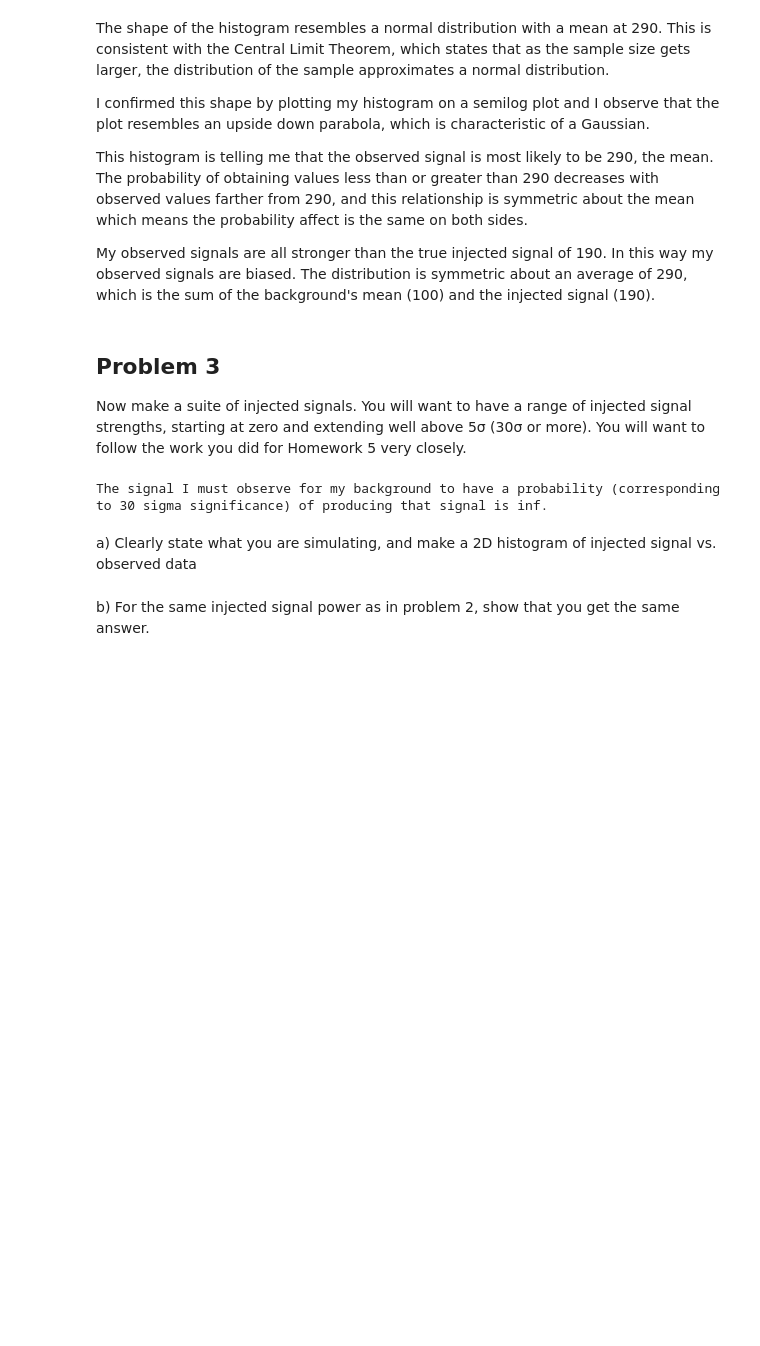
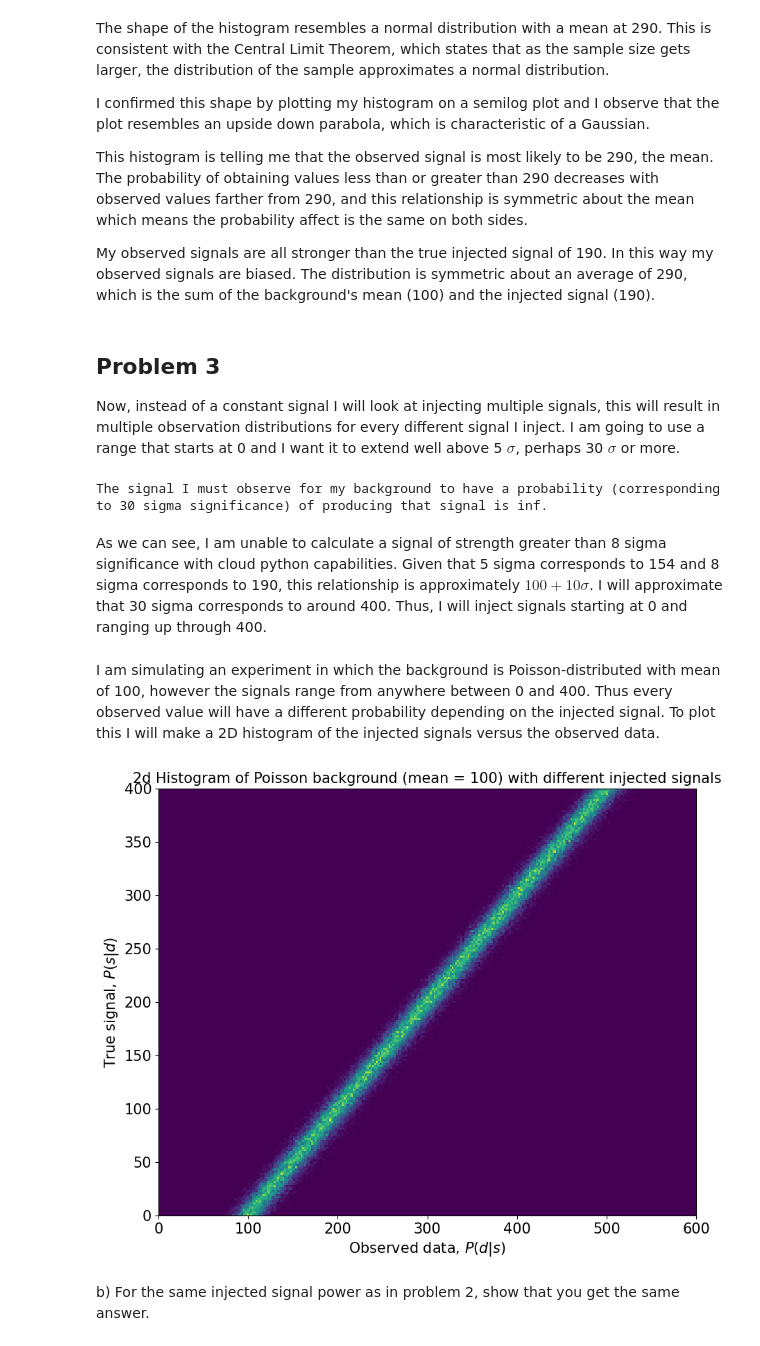
Before and after one commit to jenniv27/phys434, a Jupyter notebook: Labs/Lab6.ipynb, the cells around one changed output. Drawn from its saved outputs; the diff is of its cells as text; code cells hidden in the pictures; blank space fills up the shorter version.

```diff
--- a/Labs/Lab6.ipynb
+++ b/Labs/Lab6.ipynb
@@ -111,20 +111,45 @@ This histogram is telling me that the observed signal is most likely to be 290,
 My observed signals are all stronger than the true injected signal of 190. In this way my observed signals are biased. The distribution is symmetric about an average of 290, which is the sum of the background's mean (100) and the injected signal (190).
 # %% [markdown]
 ## Problem 3
-Now make a suite of injected signals. You will want to have a range of injected signal strengths, starting at zero and extending well above 5σ (30σ or more). You will want to follow the work you did for Homework 5 very closely.
+Now, instead of a constant signal I will look at injecting multiple signals, this will result in multiple observation distributions for every different signal I inject. I am going to use a range that starts at 0 and I want it to extend well above 5 $\sigma$, perhaps 30 $\sigma$ or more.
+# %%
+# determine what is a signal of strength 8 sigma is
+sigma_c = 30
+prob_c = stats.norm.cdf(sigma_c)
+
+signal_c = stats.poisson.ppf(prob_c, bkgd_mean)
+print(f'The signal I must observe for my background to have a probability (corresponding to {sigma_c} sigma significance) of producing that signal is {signal_c}.')
+# %% [output]
+The signal I must observe for my background to have a probability (corresponding to 30 sigma significance) of producing that signal is inf.
+# %% [markdown]
+As we can see, I am unable to calculate a signal of strength greater than 8 sigma significance with cloud python capabilities. Given that 5 sigma corresponds to 154 and 8 sigma corresponds to 190, this relationship is approximately $100 + 10 \sigma$. I will approximate that 30 sigma corresponds to around 400. Thus, I will inject signals starting at 0 and ranging up through 400.
 # %%
-# determine what is a signal of strength 8 sigma is
-sigma_b = 30
-prob_b = 1 - stats.norm.cdf(sigma_b)
-
-signal_b = stats.poisson.ppf(1 - prob_b, bkgd_mean)
-print(f'The signal I must observe for my background to have a probability (corresponding to {sigma_b} sigma significance) of producing that signal is {signal_b}.')
-
-# signals =
+signals = np.random.uniform(0, 400, 100000)
-# %% [output]
-The signal I must observe for my background to have a probability (corresponding to 30 sigma significance) of producing that signal is inf.
 # %% [markdown]
-a) Clearly state what you are simulating, and make a 2D histogram of injected signal vs. observed data
+I am simulating an experiment in which the background is Poisson-distributed with mean of 100, however the signals range from anywhere between 0 and 400. Thus every observed value will have a different probability depending on the injected signal. To plot this I will make a 2D histogram of the injected signals versus the observed data.
+# %%
+# Add signal to background
+data2 = bkgd + signals
+
+# Make histogram
+# observed signals (data) - x axis edges
+dataedges = np.linspace(0,600,300)
+# true signals - y axis edges
+signaledges = np.linspace(0,400,200)
+
+Psd, temp, temp2 = np.histogram2d(data2, signals, bins=(dataedges, signaledges), density=True)
+
+datacenters = (dataedges[:-1] + dataedges[1:]) / 2
+signalcenters = (signaledges[:-1] + signaledges[1:]) / 2
+
+plt.pcolormesh(datacenters, signalcenters, Psd.T, shading = 'auto')
+plt.title(f'2d Histogram of Poisson background (mean = 100) with different injected signals', fontsize=15)
+plt.tick_params(labelsize=15)
+plt.ylabel('True signal, $P(s|d)$', fontsize = 15)
+plt.xlabel('Observed data, $P(d|s)$', fontsize = 15)
+plt.show()
+# %% [output]
+[figure, added]
 # %% [markdown]
 b) For the same injected signal power as in problem 2, show that you get the same answer.
 # %% [markdown]
```
Also changed, not shown: parts of 3 cells of this notebook.
